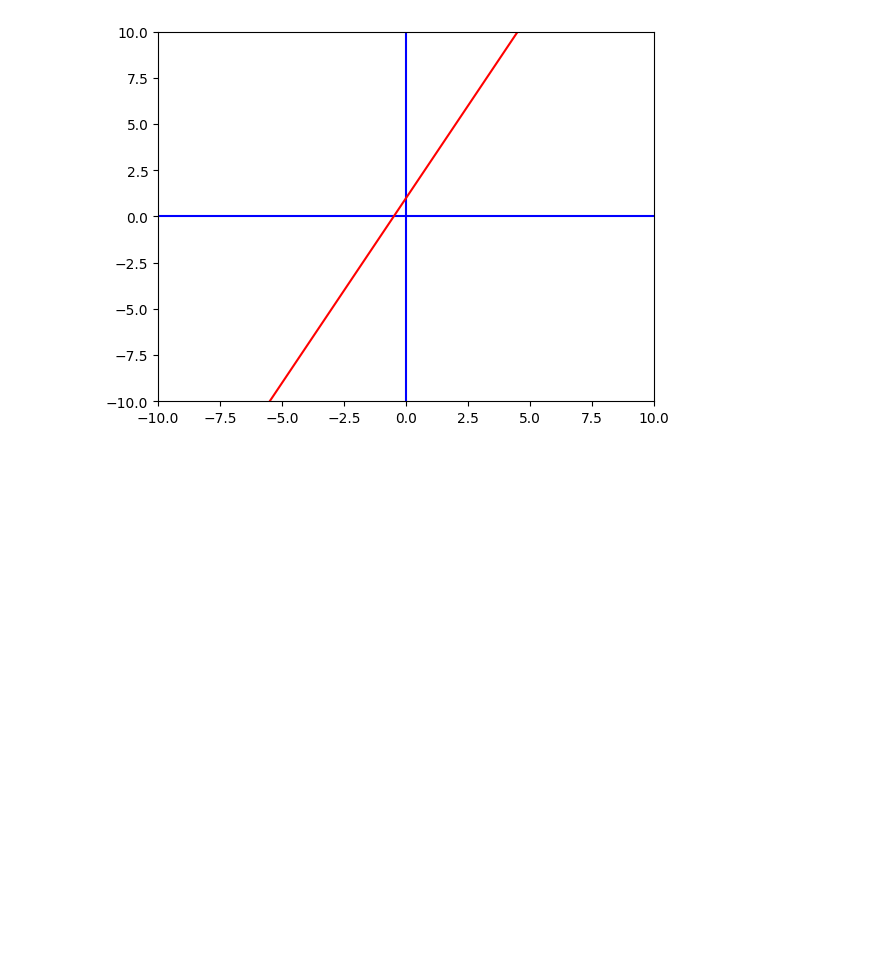
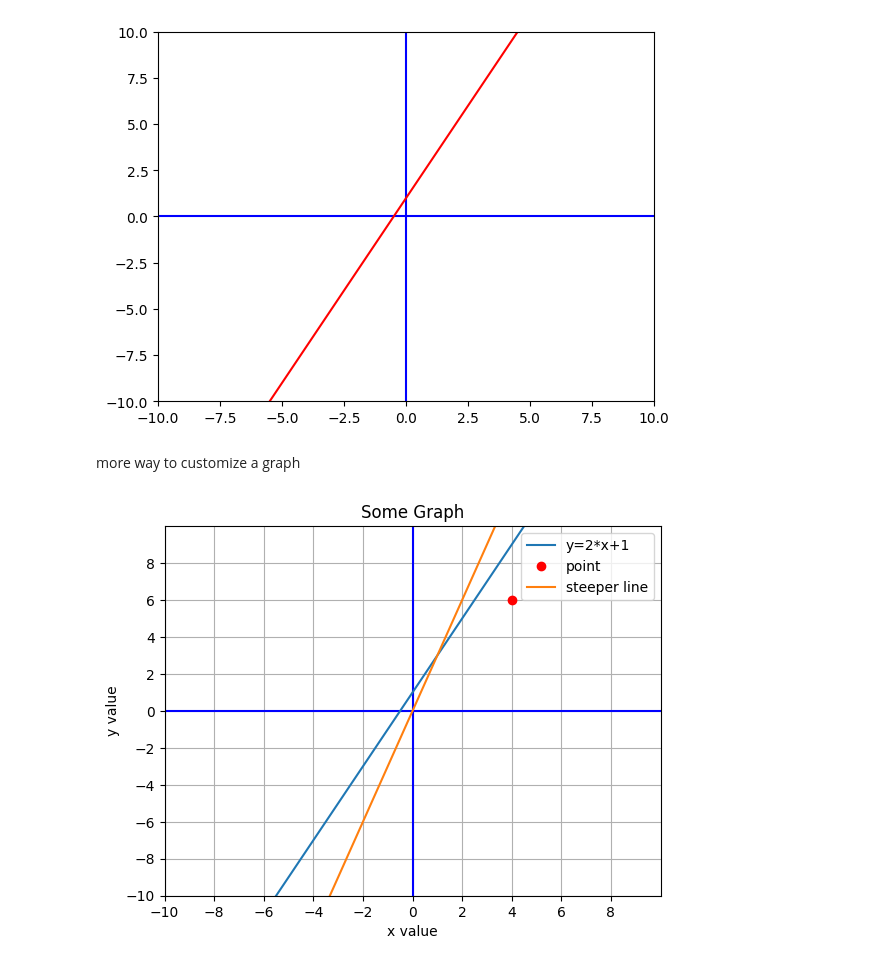
Before and after one commit to makstyle119/Mathematics, a Jupyter notebook: College Algebra/001.ipynb, the cells around one changed output. Drawn from its saved outputs; the diff is of its cells as text; code cells hidden in the pictures; blank space fills up the shorter version.

Commit message:
more ways to customize a graph

```diff
--- a/College Algebra/001.ipynb
+++ b/College Algebra/001.ipynb
@@ -641,3 +641,44 @@ plt.plot(x, y, 'r')
 plt.show()
 # %% [output]
 [figure]
+# %% [markdown]
+more way to customize a graph
+# %%
+import matplotlib.pyplot as plt
+import numpy as np
+
+x_min = -10
+x_max = 10
+y_min = -10
+y_max = 10
+points = 2*(x_max - x_min)
+x = np.linspace(x_min, x_max, points)
+
+fig, ax = plt.subplots()
+
+# Dimensions
+plt.axis([x_min, x_max, y_min, y_max])
+
+# lines
+plt.plot([x_min, x_max], [0, 0], 'b')
+plt.plot([0, 0], [y_min, y_max], 'b')
+
+# labels
+ax.set_xlabel('x value') # set x label
+ax.set_ylabel('y value') # set y label
+ax.set_title('Some Graph') # get graph title
+ax.grid(True) # show grid
+
+ax.set_xticks(np.arange(x_min, x_max, 2)) # set x ticks
+ax.set_yticks(np.arange(y_min, y_max, 2)) # set y ticks
+
+y = 2*x + 1
+plt.plot(x, y, label='y=2*x+1')
+plt.plot([4], [6], 'ro', label='point')
+plt.plot(x, 3*x, label='steeper line')
+
+plt.legend() # show legend - to display the labels
+
+plt.show()
+# %% [output]
+[figure, added]
```
